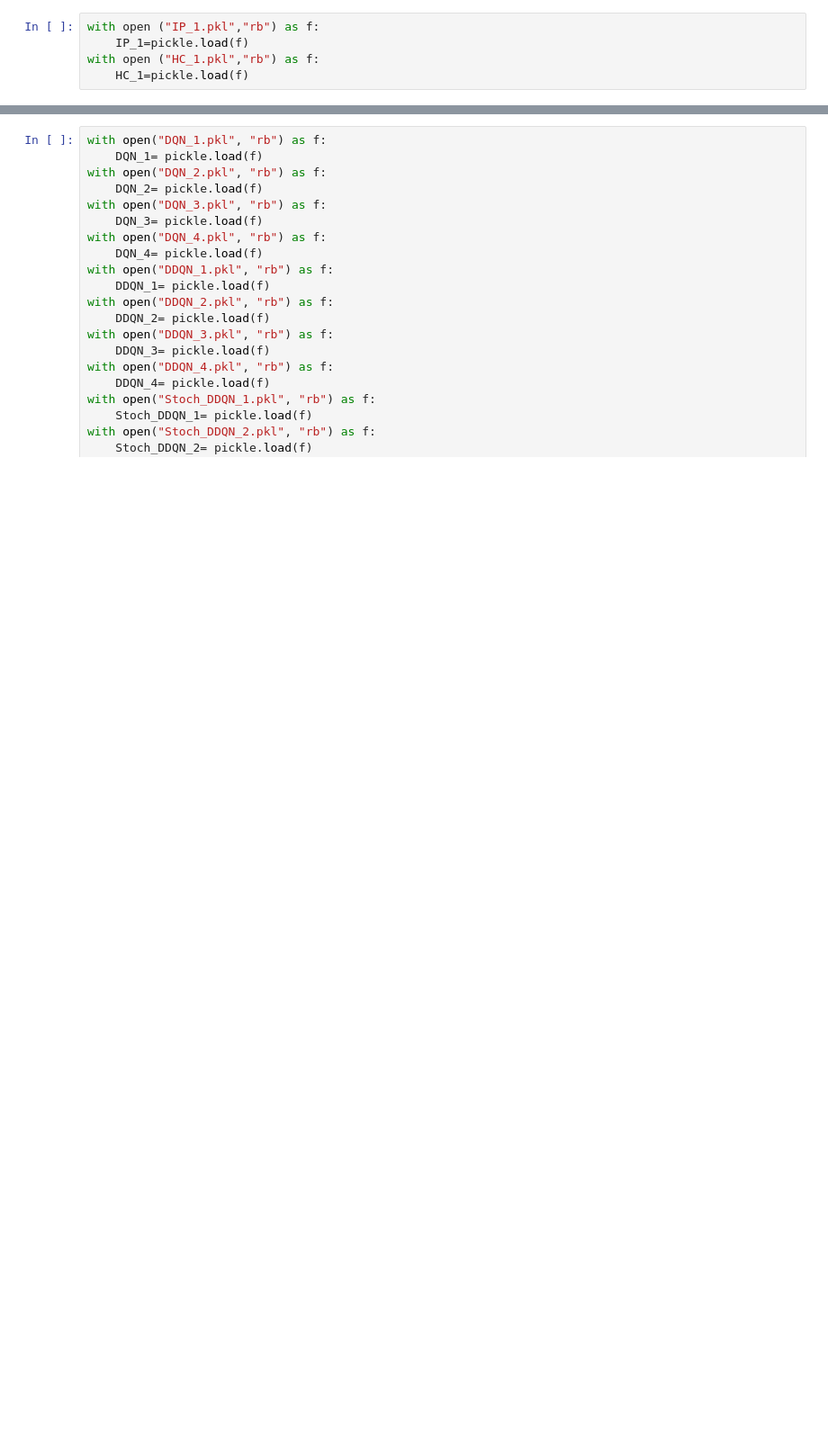
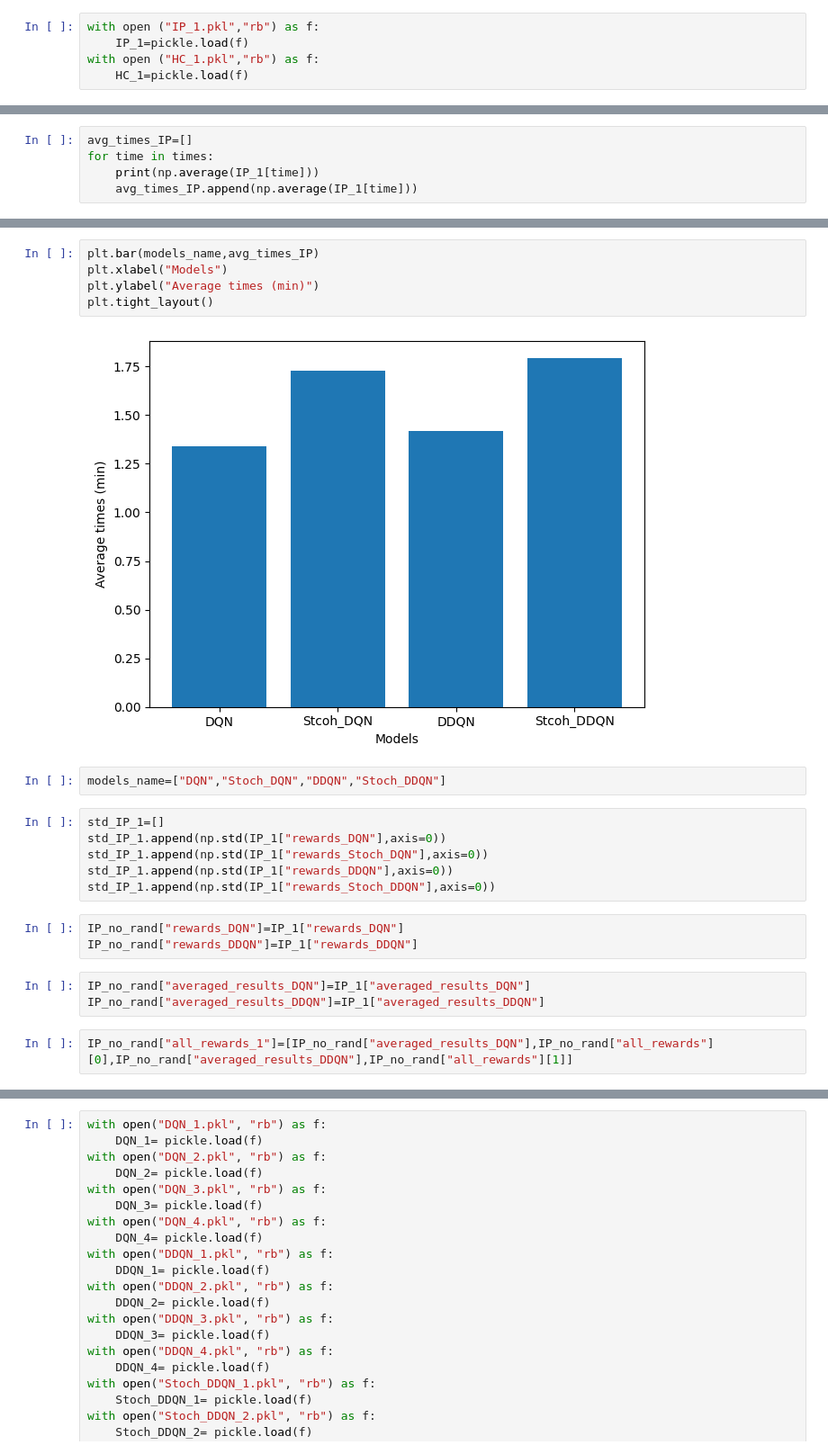
Before and after one commit to Tarik-com/Stochastic-Q-learning, a Jupyter notebook: Experiments.ipynb, the cells around one changed output, grey strips where cells are left out. Shown at 90% size. Cells and saved outputs as stored; diff of their text form; blank space fills up the shorter version.

```diff
--- a/Experiments.ipynb
+++ b/Experiments.ipynb
@@ -109,0 +45,5 @@ one_plot_1([results["all_rewards"][i][:] for i in range(4)],names,800)
+# %%
+avg_times_IP=[]
+for time in times:
+    print(np.average(IP_1[time]))
+    avg_times_IP.append(np.average(IP_1[time]))
@@ -109,0 +68,23 @@ one_plot_1([results["all_rewards"][i][:] for i in range(4)],names,800)
+# %%
+plt.bar(models_name,avg_times_IP)
+plt.xlabel("Models")
+plt.ylabel("Average times (min)")
+plt.tight_layout()
+# %% [output]
+[figure, added]
+# %%
+models_name=["DQN","Stoch_DQN","DDQN","Stoch_DDQN"]
+# %%
+std_IP_1=[]
+std_IP_1.append(np.std(IP_1["rewards_DQN"],axis=0))
+std_IP_1.append(np.std(IP_1["rewards_Stoch_DQN"],axis=0))
+std_IP_1.append(np.std(IP_1["rewards_DDQN"],axis=0))
+std_IP_1.append(np.std(IP_1["rewards_Stoch_DDQN"],axis=0))
+# %%
+IP_no_rand["rewards_DQN"]=IP_1["rewards_DQN"]
+IP_no_rand["rewards_DDQN"]=IP_1["rewards_DDQN"]
+# %%
+IP_no_rand["averaged_results_DQN"]=IP_1["averaged_results_DQN"]
+IP_no_rand["averaged_results_DDQN"]=IP_1["averaged_results_DDQN"]
+# %%
+IP_no_rand["all_rewards_1"]=[IP_no_rand["averaged_results_DQN"],IP_no_rand["all_rewards"][0],IP_no_rand["averaged_results_DDQN"],IP_no_rand["all_rewards"][1]]
```
Also changed, not shown: parts of 96 cells of this notebook, 6 other files.
